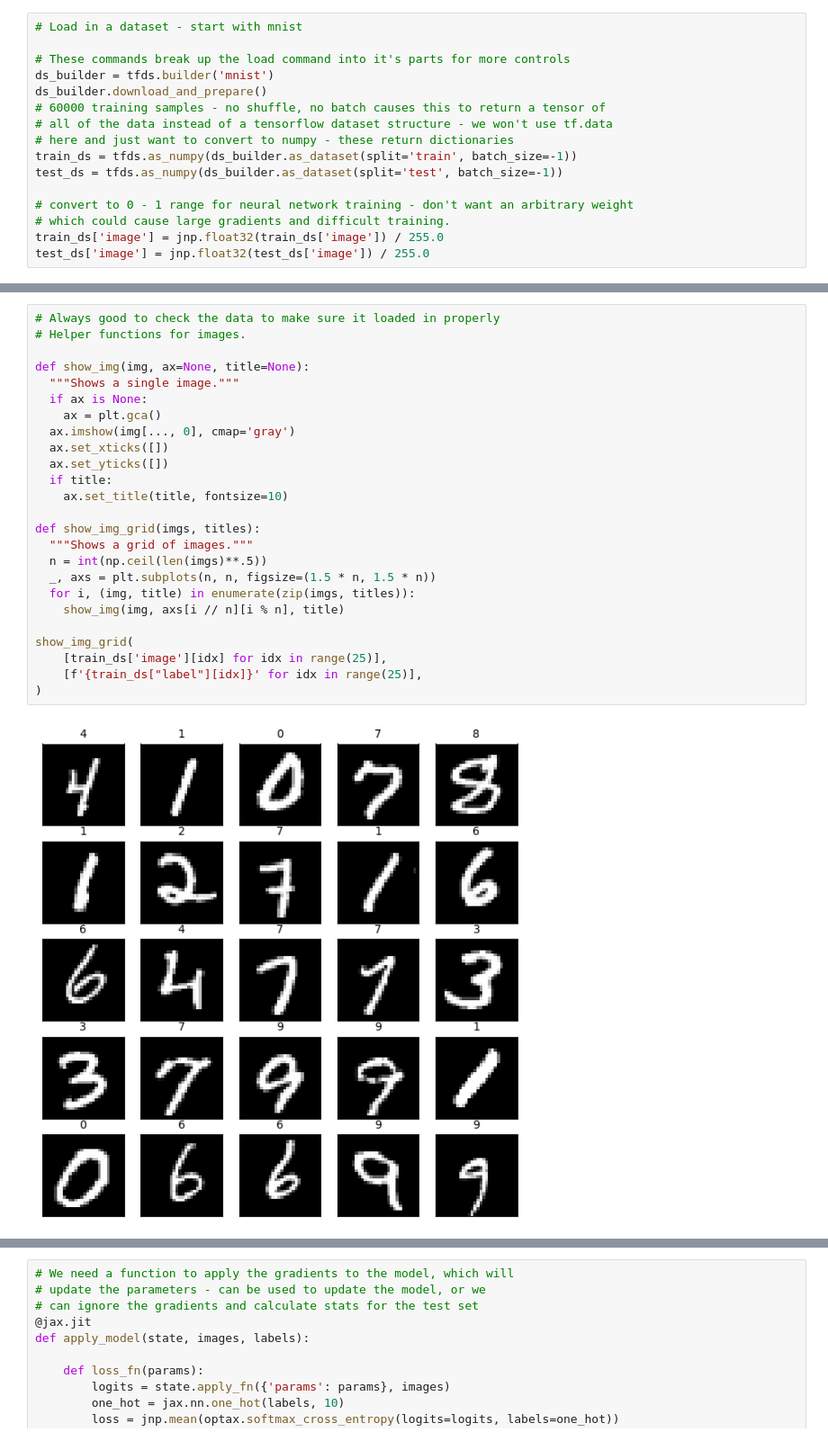
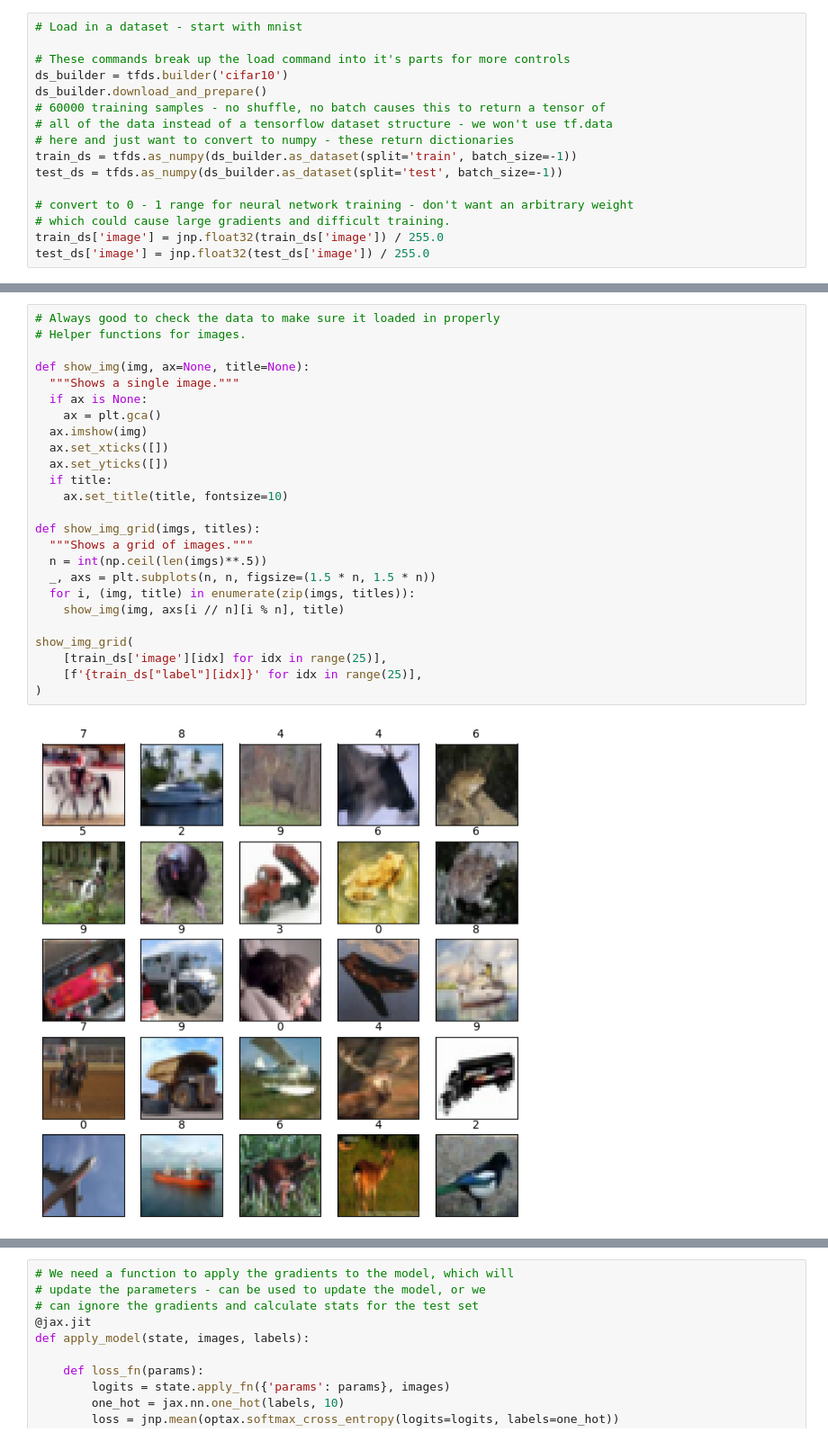
Before and after one commit to dcbrien/ML_Tests, a Jupyter notebook: flax_examples.ipynb, the cells around one changed output, grey strips where cells are left out. Shown: that part at 90% size. Cells and saved outputs as stored; diff of their text form.

Commit message:
attempting to swith to cifar

```diff
--- a/flax_examples.ipynb
+++ b/flax_examples.ipynb
@@ -16,7 +26,7 @@ logging.set_verbosity(logging.INFO)
 # Load in a dataset - start with mnist
 
 # These commands break up the load command into it's parts for more controls
-ds_builder = tfds.builder('mnist')
+ds_builder = tfds.builder('cifar10')
 ds_builder.download_and_prepare()
 # 60000 training samples - no shuffle, no batch causes this to return a tensor of
 # all of the data instead of a tensorflow dataset structure - we won't use tf.data
@@ -39,30 +63,30 @@ INFO:absl:Constructing tf.data.Dataset mnist for split test, from /home/don/tens
 # %%
 # Always good to check the data to make sure it loaded in properly
 # Helper functions for images.
 
 def show_img(img, ax=None, title=None):
   """Shows a single image."""
   if ax is None:
     ax = plt.gca()
-  ax.imshow(img[..., 0], cmap='gray')
+  ax.imshow(img)
   ax.set_xticks([])
   ax.set_yticks([])
   if title:
     ax.set_title(title, fontsize=10)
 
 def show_img_grid(imgs, titles):
   """Shows a grid of images."""
   n = int(np.ceil(len(imgs)**.5))
   _, axs = plt.subplots(n, n, figsize=(1.5 * n, 1.5 * n))
   for i, (img, title) in enumerate(zip(imgs, titles)):
     show_img(img, axs[i // n][i % n], title)
 
 show_img_grid(
     [train_ds['image'][idx] for idx in range(25)],
     [f'{train_ds["label"][idx]}' for idx in range(25)],
 )
 # %% [output]
-[figure, old version]
+[figure, new version]
 # %%
 %load_ext tensorboard
 %tensorboard --logdir='flax_runs'
```
Also changed, not shown: parts of 9 cells of this notebook.
